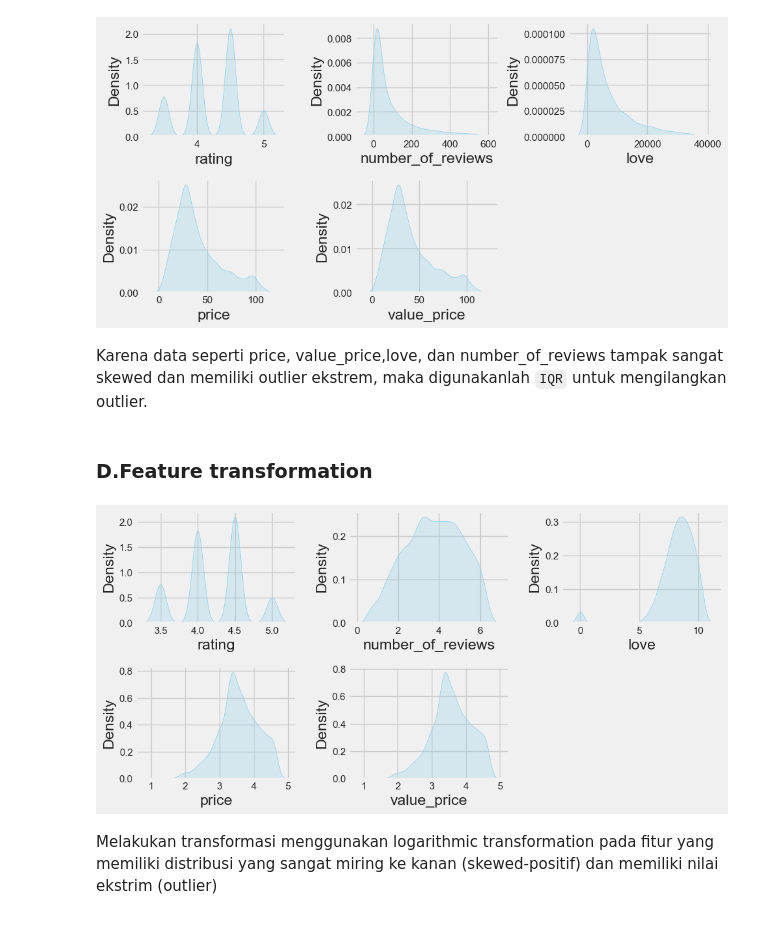
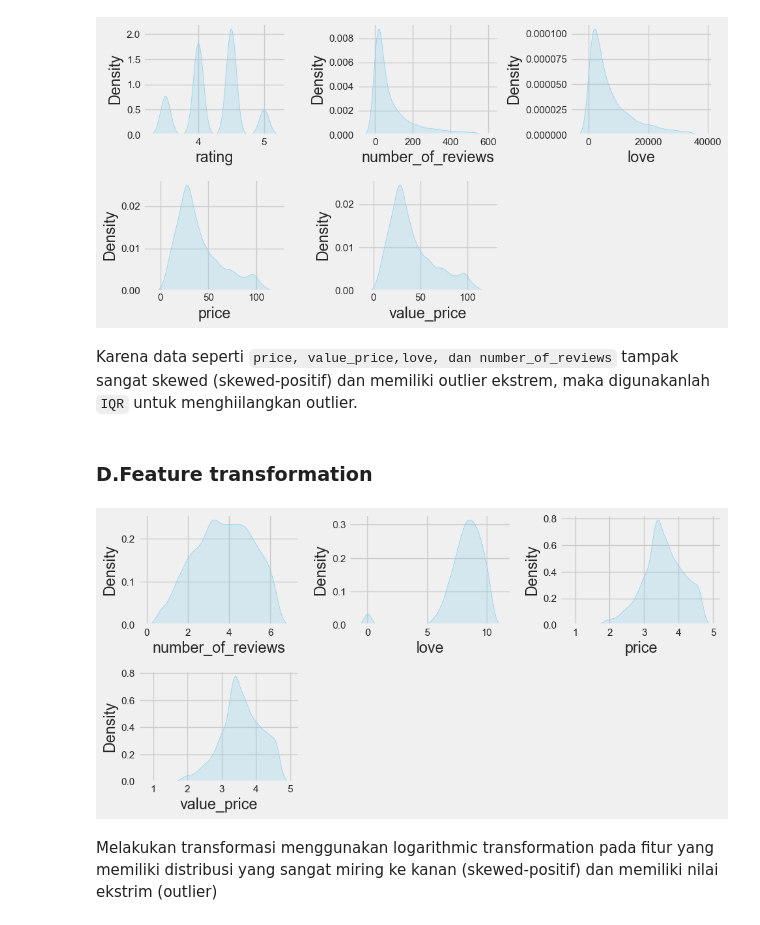
Before and after one commit to agirahmawandi/hw_ml_prep, a Jupyter notebook: Homework_ML_Preparation.ipynb, the cells around one changed output. Cells and saved outputs as stored; diff of their text form; code cells hidden in the pictures.

```diff
--- a/Homework_ML_Preparation.ipynb
+++ b/Homework_ML_Preparation.ipynb
@@ -267,9 +267,9 @@ value_price          17
 exclusive             0
 dtype: int64
 # %%
-df['category'].fillna(df['category'].mode()[0],inplace=True)
-df['rating'].fillna(df['rating'].mode()[0],inplace=True)
-df['number_of_reviews'].fillna(df['number_of_reviews'].mode()[0],inplace=True)
-df['love'].fillna(df['love'].mode()[0],inplace=True)
-df['price'].fillna(df['price'].mean(),inplace=True)
-df['value_price'] = df['value_price'].fillna(df['price'])
+df_clean['category'].fillna(df_clean['category'].mode()[0],inplace=True)
+df_clean['rating'].fillna(df_clean['rating'].mode()[0],inplace=True)
+df_clean['number_of_reviews'].fillna(df_clean['number_of_reviews'].mode()[0],inplace=True)
+df_clean['love'].fillna(df_clean['love'].mode()[0],inplace=True)
+df_clean['price'].fillna(df_clean['price'].mean(),inplace=True)
+df_clean['value_price'] = df_clean['value_price'].fillna(df_clean['price'])
@@ -284,21 +299,21 @@ Tidak ada nilai yang duplikat
 # %% [markdown]
 ### C. Outliers
 # %%
-print(f'Jumlah baris sebelum memfilter outlier: {len(df)}')
+print(f'Jumlah baris sebelum memfilter outlier: {len(df_clean)}')
 numbs = ['rating','number_of_reviews','love','price','value_price']
-filtered_entries = np.array([True] * len(df))
+filtered_entries = np.array([True] * len(df_clean))
 for col in numbs:
-    Q1 = df[col].quantile(0.25)
-    Q3 = df[col].quantile(0.75)
+    Q1 = df_clean[col].quantile(0.25)
+    Q3 = df_clean[col].quantile(0.75)
     IQR = Q3 - Q1
     low_limit = Q1 - (IQR * 1.5)
     high_limit = Q3 + (IQR * 1.5)
 
-    filtered_entries = ((df[col] >= low_limit) & (df[col] <= high_limit)) & filtered_entries
+    filtered_entries = ((df_clean[col] >= low_limit) & (df_clean[col] <= high_limit)) & filtered_entries
 
-df = df[filtered_entries]
+df_clean = df_clean[filtered_entries]
 
-print(f'Jumlah baris setelah memfilter outlier: {len(df)}')
+print(f'Jumlah baris setelah memfilter outlier: {len(df_clean)}')
 # %% [output]
 Jumlah baris sebelum memfilter outlier: 8000
 Jumlah baris setelah memfilter outlier: 5549
@@ -309,7 +324,7 @@ fig, axes = plt.subplots(nrows=2, ncols=3, figsize=(10, 5))
 axes = axes.flatten()
 
 for i, col in enumerate(numbs):
-    sns.kdeplot(df[col], ax=axes[i], fill=True, color='skyblue')
+    sns.kdeplot(df_clean[col], ax=axes[i], fill=True, color='skyblue')
     axes[i].set_xlabel(col)
     axes[i].set_ylabel('Density')
 
@@ -321,34 +336,34 @@ plt.show()
 # %% [output]
 [figure]
 # %% [markdown]
-Karena data seperti price, value_price,love, dan number_of_reviews tampak sangat skewed dan memiliki outlier ekstrem, maka digunakanlah `IQR` untuk mengilangkan outlier.
+Karena data seperti `price, value_price,love, dan number_of_reviews` tampak sangat skewed (skewed-positif) dan memiliki outlier ekstrem, maka digunakanlah `IQR` untuk menghiilangkan outlier.
 # %% [markdown]
 ### D.Feature transformation
 # %%
-# Transformasi log dulu
-df['price'] = np.log1p(df['price'])
-df['love'] = np.log1p(df['love'])
-df['number_of_reviews'] = np.log1p(df['number_of_reviews'])
-df['value_price'] = np.log1p(df['value_price'])
+# Transformasi log
+df_clean['price'] = np.log1p(df_clean['price'])
+df_clean['love'] = np.log1p(df_clean['love'])
+df_clean['number_of_reviews'] = np.log1p(df_clean['number_of_reviews'])
+df_clean['value_price'] = np.log1p(df_clean['value_price'])
 # %%
-numbs = ['rating','number_of_reviews','love','price','value_price']
+numbs = ['number_of_reviews','love','price','value_price']
 
 
 fig, axes = plt.subplots(nrows=2, ncols=3, figsize=(10, 5))
 axes = axes.flatten()
 
 for i, col in enumerate(numbs):
-    sns.kdeplot(df[col], ax=axes[i], fill=True, color='skyblue')
+    sns.kdeplot(df_clean[col], ax=axes[i], fill=True, color='skyblue')
     axes[i].set_xlabel(col)
     axes[i].set_ylabel('Density')
 
 for j in range(len(numbs), len(axes)):
     axes[j].set_visible(False)
 
 plt.tight_layout()
 plt.show()
 # %% [output]
-[figure, old version]
+[figure, new version]
 # %% [markdown]
 Melakukan transformasi menggunakan logarithmic transformation pada fitur yang memiliki distribusi yang sangat miring ke kanan (skewed-positif) dan memiliki nilai ekstrim (outlier)
 # %% [markdown]
```
Also changed, not shown: parts of 19 cells of this notebook.
